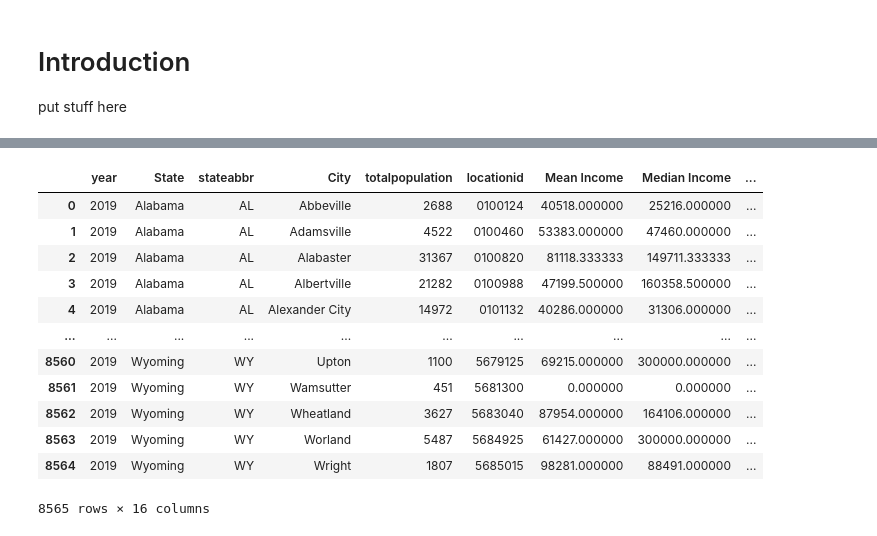
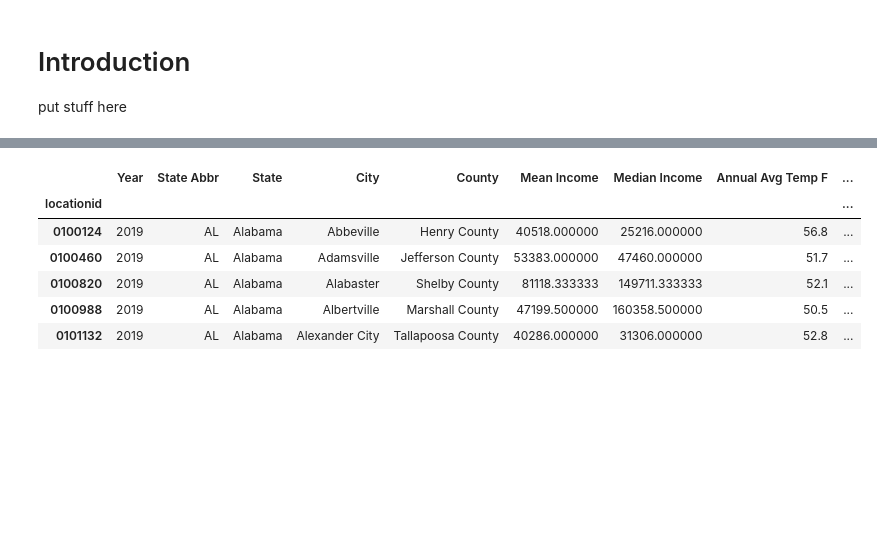
Before and after one commit to Dlp565/Dlp565.github.io, a Jupyter notebook: Final Project.ipynb, the cells around one changed output, grey strips where cells are left out. Cells and saved outputs as stored; diff of their text form; code cells hidden in the pictures; blank space fills up the shorter version.

```diff
--- a/Final Project.ipynb
+++ b/Final Project.ipynb
@@ -191,16 +186,0 @@ df = grouped.agg('sum')
-# %%
-df
-# %% [output]
-|  | year | State | stateabbr | City | totalpopulation | locationid | Mean Income | Median Income | ... |
-| 0 | 2019 | Alabama | AL | Abbeville | 2688 | 0100124 | 40518.000000 | 25216.000000 | ... |
-| 1 | 2019 | Alabama | AL | Adamsville | 4522 | 0100460 | 53383.000000 | 47460.000000 | ... |
-| 2 | 2019 | Alabama | AL | Alabaster | 31367 | 0100820 | 81118.333333 | 149711.333333 | ... |
-| 3 | 2019 | Alabama | AL | Albertville | 21282 | 0100988 | 47199.500000 | 160358.500000 | ... |
-| 4 | 2019 | Alabama | AL | Alexander City | 14972 | 0101132 | 40286.000000 | 31306.000000 | ... |
-| ... | ... | ... | ... | ... | ... | ... | ... | ... | ... |
-| 8560 | 2019 | Wyoming | WY | Upton | 1100 | 5679125 | 69215.000000 | 300000.000000 | ... |
-| 8561 | 2019 | Wyoming | WY | Wamsutter | 451 | 5681300 | 0.000000 | 0.000000 | ... |
-| 8562 | 2019 | Wyoming | WY | Wheatland | 3627 | 5683040 | 87954.000000 | 164106.000000 | ... |
-| 8563 | 2019 | Wyoming | WY | Worland | 5487 | 5684925 | 61427.000000 | 300000.000000 | ... |
-| 8564 | 2019 | Wyoming | WY | Wright | 1807 | 5685015 | 98281.000000 | 88491.000000 | ... |
-8565 rows × 16 columns
@@ -209,3 +187,13 @@ df.set_index('locationid',inplace = True)
+# %%
+df.head(5)
+# %% [output]
+|  | Year | State Abbr | State | City | County | Mean Income | Median Income | Annual Avg Temp F | ... |
+| locationid |  |  |  |  |  |  |  |  | ... |
+| 0100124 | 2019 | AL | Alabama | Abbeville | Henry County | 40518.000000 | 25216.000000 | 56.8 | ... |
+| 0100460 | 2019 | AL | Alabama | Adamsville | Jefferson County | 53383.000000 | 47460.000000 | 51.7 | ... |
+| 0100820 | 2019 | AL | Alabama | Alabaster | Shelby County | 81118.333333 | 149711.333333 | 52.1 | ... |
+| 0100988 | 2019 | AL | Alabama | Albertville | Marshall County | 47199.500000 | 160358.500000 | 50.5 | ... |
+| 0101132 | 2019 | AL | Alabama | Alexander City | Tallapoosa County | 40286.000000 | 31306.000000 | 52.8 | ... |
 # %%
 df.loc[df['Mean Income'].astype('int') < 1000]
 # As per our data source, 0 income means that there are no records of income for these cities.
```
Also changed, not shown: parts of 13 cells of this notebook.
